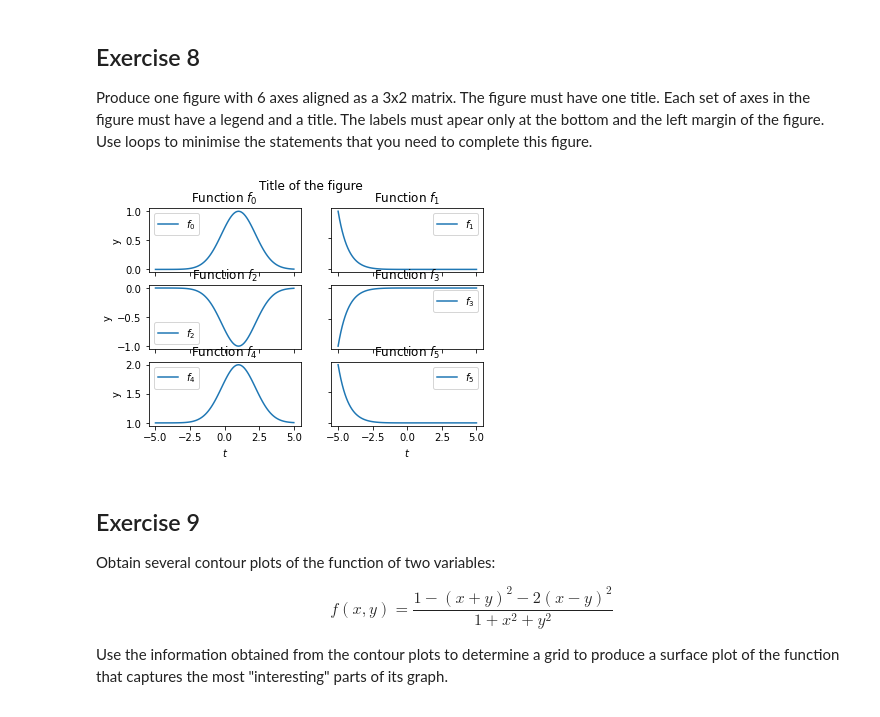
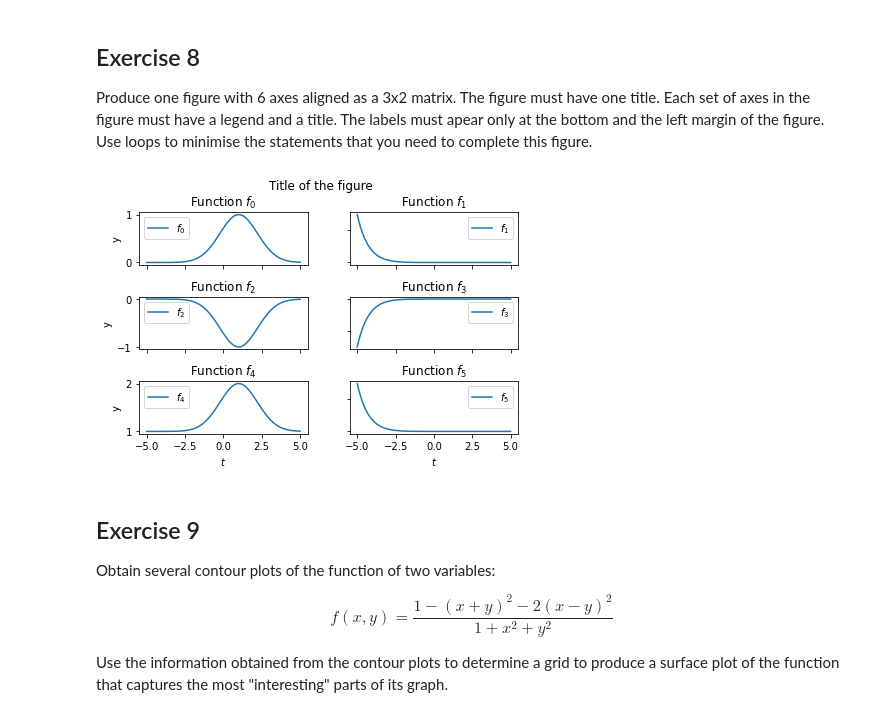
Before and after one commit to jmppardo/Perspectivas, a Jupyter notebook: Notebooks/Practice_Matplotlib_solutions.ipynb, the cells around one changed output. Saved outputs shown, nothing was run; the diff lists cells and outputs as text; code cells hidden in the pictures.

```diff
--- a/Notebooks/Practice_Matplotlib_solutions.ipynb
+++ b/Notebooks/Practice_Matplotlib_solutions.ipynb
@@ -155,27 +155,28 @@ Produce one figure with 6 axes aligned as a 3x2 matrix. The figure must have one
 # %%
 fig, axs = plt.subplots(3,2)
 
 fig.suptitle("Title of the figure")
+fig.tight_layout()
 
 y_1 = f_1(t)
 y_2 = f_2(t)
 
 y = [y_1, y_2, -y_1, -y_2, y_1 +1, y_2 -1]
 
 i = 0
 
 for ax in axs.flat: # This will iterate through the six elements of the axs array
 
     ax.plot(t, y[i])
     ax.set(xlabel = "$t$", title = f"Function $f_{i}$", ylabel = "y")
     ax.legend([f"$f_{i}$"])
     ax.label_outer()
 
     i += 1
 
 plt.show()
 # %% [output]
-[figure, old version]
+[figure, new version]
 # %% [markdown]
 ## Exercise 9
 
```
